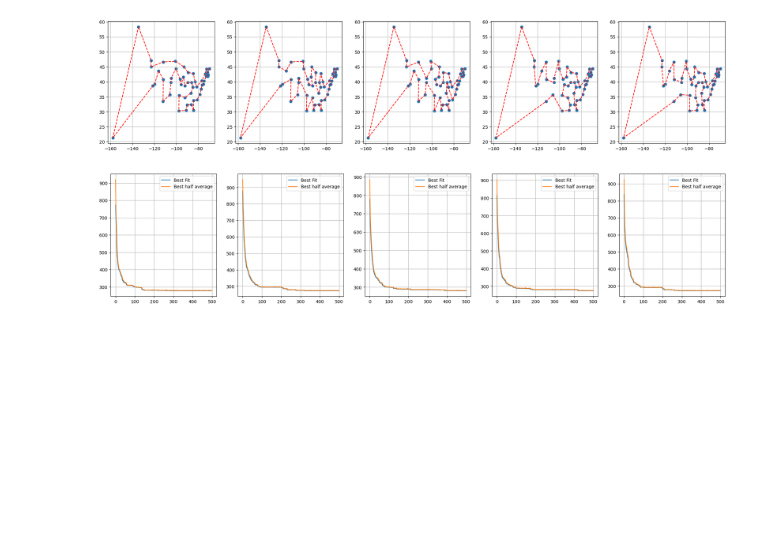
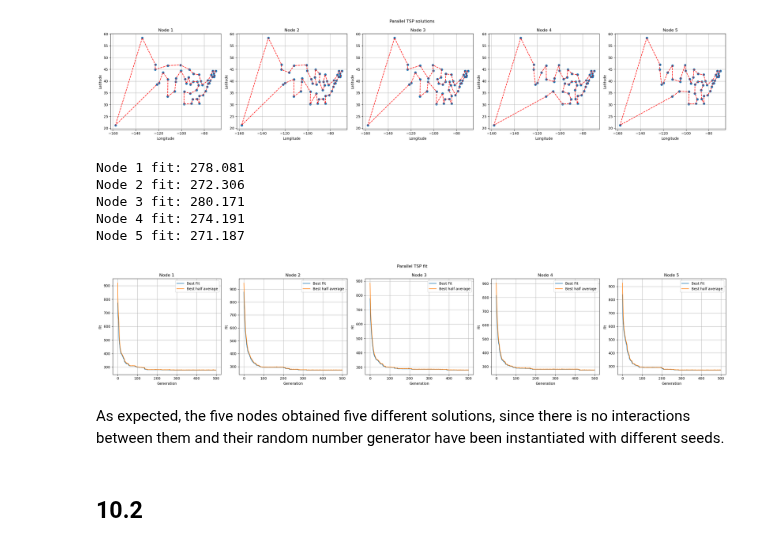
Before and after one commit to YggdrasilUrthr/NSL, a Jupyter notebook: Lab10/Lab10.ipynb, the cells around one changed output. Cells and saved outputs as stored; diff of their text form; code cells hidden in the pictures; blank space fills up the shorter version.

```diff
--- a/Lab10/Lab10.ipynb
+++ b/Lab10/Lab10.ipynb
@@ -7,31 +24,36 @@ csv_path = "./CSV/"
 # %%
 plt.figure().set_size_inches(25, 5)
 
-for i in range(5):
+for idx in range(5):
 
-    plt.subplot(1, 5, i + 1)
+    plt.subplot(1, 5, idx + 1)
 
-    filename = csv_path + "NoMigr/Ex10_1_Solution_" + str(i) + ".csv"
+    filename = csv_path + "NoMigr/Ex10_1_Solution_" + str(idx) + ".csv"
 
     Cities = np.loadtxt(csv_path + "NoMigr/Ex10_1_Cities.csv", delimiter = ',')
     Cities_Coord = Cities[:, 1:]
 
     Path = np.loadtxt(filename, delimiter = ',')
     Path_Coord = []
 
     for i in Path:
         Path_Coord.append([Cities_Coord[int(i) - 1, 0], Cities_Coord[int(i) - 1, 1]])
     Path_Coord.append([Cities_Coord[0, 0], Cities_Coord[0, 1]])
 
     Path_Coord = np.asarray(Path_Coord)
 
     plt.scatter(Cities_Coord[:,0], Cities_Coord[:,1])
     plt.plot(Path_Coord[:,0], Path_Coord[:,1], 'r--')
+    plt.xlabel("Longitude")
+    plt.ylabel("Latitude")
+    plt.title("Node {}".format(idx + 1))
     plt.grid(True)
 
+plt.suptitle("Parallel TSP solutions")
+plt.tight_layout()
 plt.show()
 # %% [output]
-[figure, old version]
+[figure, new version]
 # %%
 plt.figure().set_size_inches(25, 5)
 
@@ -45,9 +67,25 @@ for i in range(5):
 
     plt.plot(Hist[:,0], label = "Best Fit")
     plt.plot(Hist[:,1], label = "Best half average")
+    plt.xlabel("Generation")
+    plt.ylabel("Fit")
+    plt.title("Node {}".format(i + 1))
     plt.grid(True)
     plt.legend()
 
+    print("Node {} fit: {}".format(i + 1, Hist[-1,0]))
+
+plt.suptitle("Parallel TSP fit")
+plt.tight_layout()
 plt.show()
 # %% [output]
+Node 1 fit: 278.081
+Node 2 fit: 272.306
+Node 3 fit: 280.171
+Node 4 fit: 274.191
+Node 5 fit: 271.187
-[figure, old version]
+[figure, new version]
+# %% [markdown]
+As expected, the five nodes obtained five different solutions, since there is no interactions between them and their random number generator have been instantiated with different seeds.
+# %% [markdown]
+## 10.2
```
Also changed, not shown: parts of 9 cells of this notebook, 1 other file.
